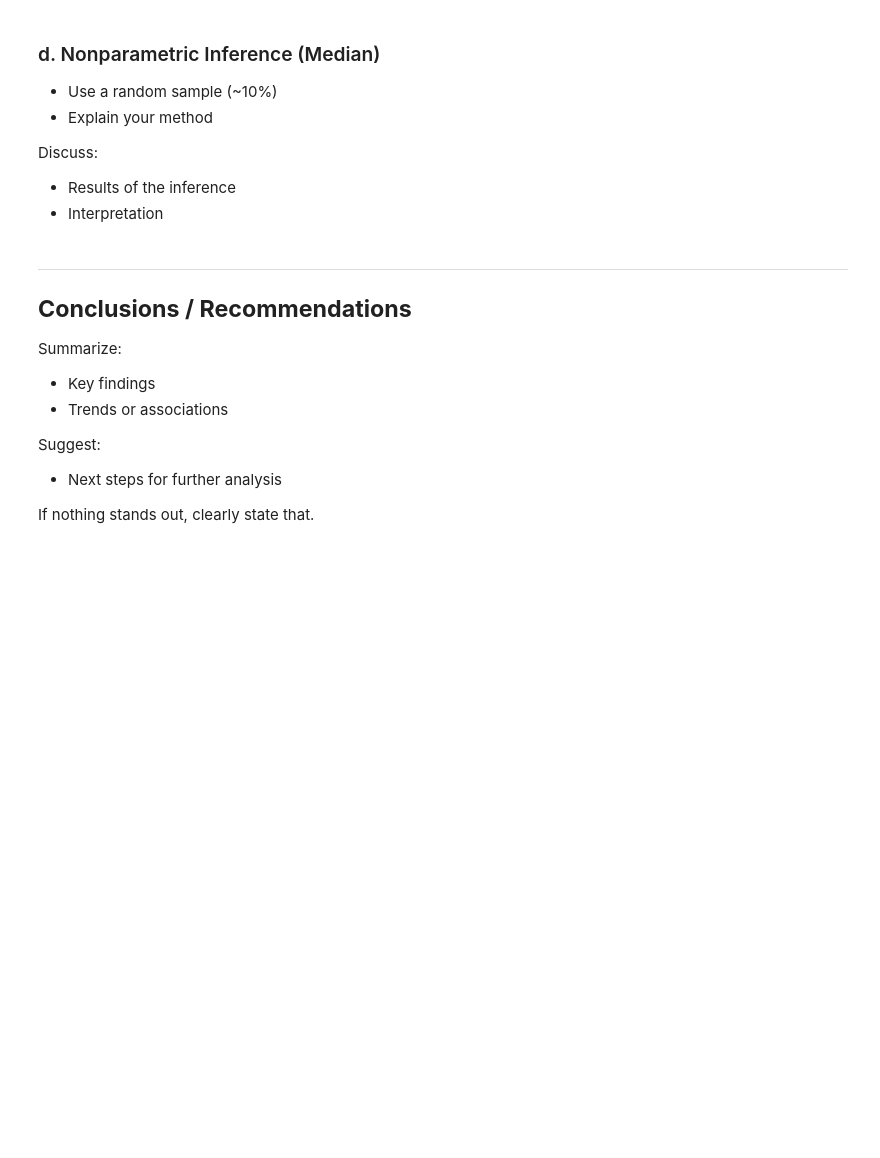
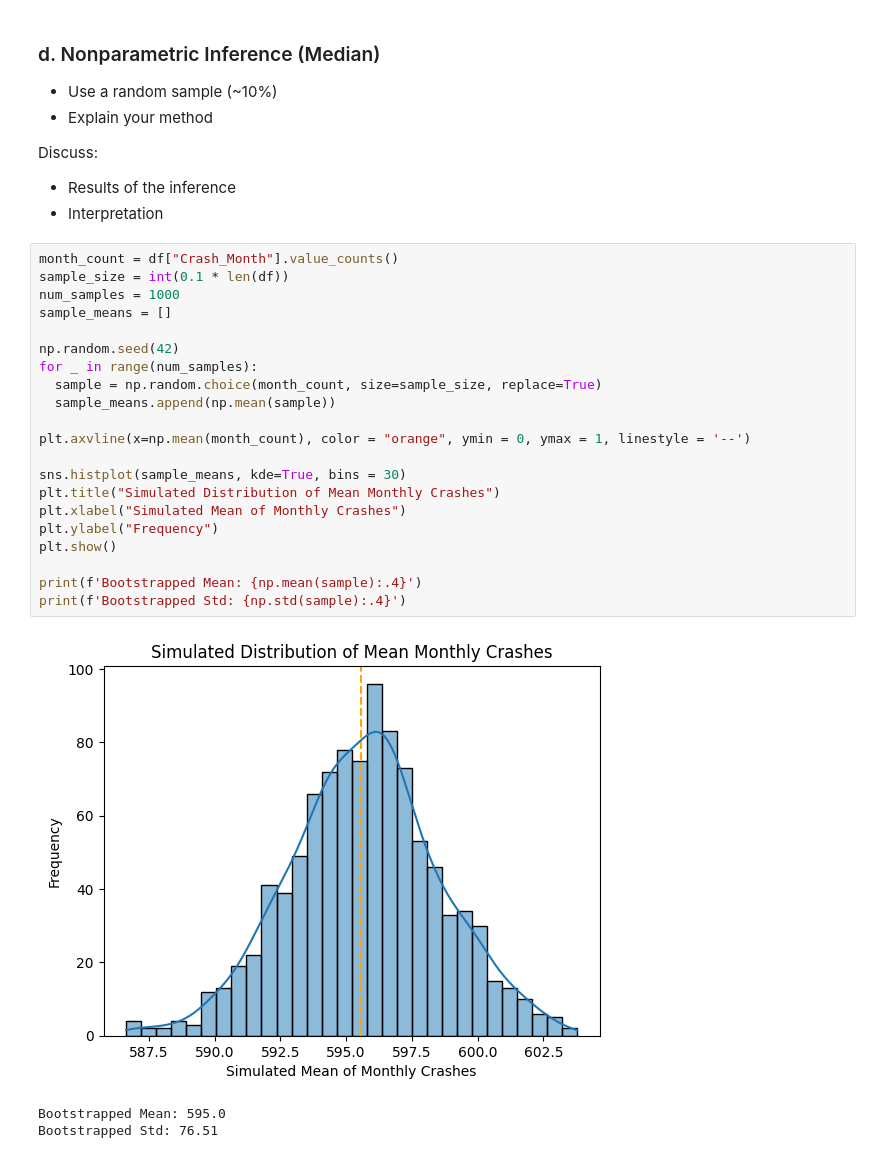
Before and after one commit to Nikolai-N484/Data201_NikolaiN, a Jupyter notebook: Project1/Nikolai_Navarro_Project1_Week8.ipynb, the cells around one changed output. Cells and saved outputs as stored; diff of their text form; blank space fills up the shorter version.

```diff
--- a/Project1/Nikolai_Navarro_Project1_Week8.ipynb
+++ b/Project1/Nikolai_Navarro_Project1_Week8.ipynb
@@ -313,16 +316,28 @@ Discuss:
 
 - Results of the inference
 - Interpretation
-# %% [markdown]
----
-## **Conclusions / Recommendations**
-Summarize:
-
-- Key findings
-- Trends or associations
-
-Suggest:
-
-- Next steps for further analysis
-
-If nothing stands out, clearly state that.
+# %%
+month_count = df["Crash_Month"].value_counts()
+sample_size = int(0.1 * len(df))
+num_samples = 1000
+sample_means = []
+
+np.random.seed(42)
+for _ in range(num_samples):
+  sample = np.random.choice(month_count, size=sample_size, replace=True)
+  sample_means.append(np.mean(sample))
+
+plt.axvline(x=np.mean(month_count), color = "orange", ymin = 0, ymax = 1, linestyle = '--')
+
+sns.histplot(sample_means, kde=True, bins = 30)
+plt.title("Simulated Distribution of Mean Monthly Crashes")
+plt.xlabel("Simulated Mean of Monthly Crashes")
+plt.ylabel("Frequency")
+plt.show()
+
+print(f'Bootstrapped Mean: {np.mean(sample):.4}')
+print(f'Bootstrapped Std: {np.std(sample):.4}')
+# %% [output]
+[figure, added]
+Bootstrapped Mean: 595.0
+Bootstrapped Std: 76.51
```
Also changed, not shown: parts of 4 cells of this notebook.
